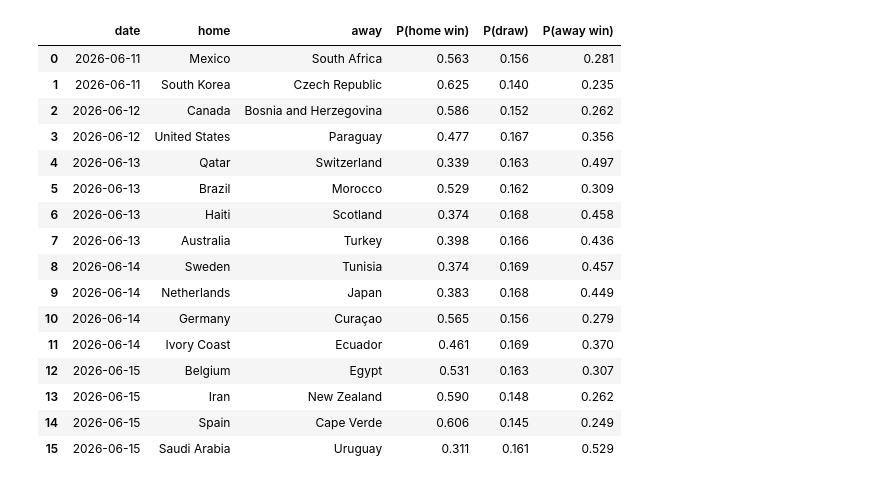
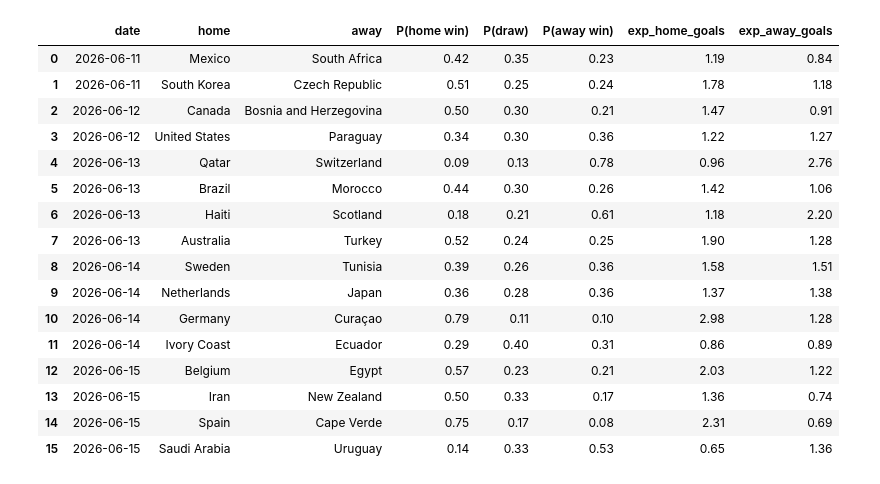
Before and after one commit to DanWaxman/dynestyx, a Jupyter notebook: docs/deep_dives/factorial_world_cup.ipynb, the cells around one changed output. Cells and saved outputs as stored; diff of their text form; code cells hidden in the pictures.

```diff
--- a/docs/deep_dives/factorial_world_cup.ipynb
+++ b/docs/deep_dives/factorial_world_cup.ipynb
@@ -332,58 +339,66 @@ predict_factor_indices = jnp.asarray(
         ],
         axis=1,
     ).astype(np.int32)
 )
 
 
 def predict_model():
     world_cup_model(
-        tau=TAU,
         predict_times=predict_times,
         predict_factor_indices=predict_factor_indices,
     )
 
 
 ptrace = Predictive(predict_model, num_samples=1)(jax.random.PRNGKey(0))
-pred_means = ptrace["skill_predicted_states"][0]          # (P, 2, 1)
-pred_chols = ptrace["skill_predicted_states_chol_cov"][0]  # (P, 2, 1, 1)
+pred_means = ptrace["skill_predicted_states"][0]           # (P, 2, 2)
+pred_chols = ptrace["skill_predicted_states_chol_cov"][0]  # (P, 2, 2, 2)
 
-probs = factorial_outcome_probabilities(
-    MatchOutcomeObservation(
-        draw_margin=DRAW_MARGIN, home_advantage=HOME_ADVANTAGE, factor_state_dim=D
+GRID = 6
+score_grids, wdl = factorial_score_probabilities(
+    BivariatePoissonScoreObservation(
+        alpha=ALPHA, beta=BETA, factor_state_dim=D, max_goals=MAX_GOALS
     ),
     pred_means,
     pred_chols,
     key=jax.random.PRNGKey(1),
     n_samples=4000,
+    max_goals_grid=GRID,
 )
-probs = np.asarray(probs)  # (P, 3): [draw, home win, away win]
+score_grids = np.asarray(score_grids)
+wdl = np.asarray(wdl)
+
+# Expected goals per team from the score grid.
+exp_home = (score_grids.sum(2) * np.arange(GRID + 1)).sum(1)
+exp_away = (score_grids.sum(1) * np.arange(GRID + 1)).sum(1)
 
 predictions = pd.DataFrame(
     {
         "date": pd.to_datetime(pred_dates).strftime("%Y-%m-%d"),
         "home": future["home_team"].to_numpy(),
         "away": future["away_team"].to_numpy(),
-        "P(home win)": probs[:, 1],
-        "P(draw)": probs[:, 0],
-        "P(away win)": probs[:, 2],
+        "P(home win)": wdl[:, 0],
+        "P(draw)": wdl[:, 1],
+        "P(away win)": wdl[:, 2],
+        "exp_home_goals": exp_home,
+        "exp_away_goals": exp_away,
     }
 )
-predictions.round(3).head(16)
+predictions.round(2).head(16)
 # %% [output]
-|  | date | home | away | P(home win) | P(draw) | P(away win) |
-| 0 | 2026-06-11 | Mexico | South Africa | 0.563 | 0.156 | 0.281 |
-| 1 | 2026-06-11 | South Korea | Czech Republic | 0.625 | 0.140 | 0.235 |
-| 2 | 2026-06-12 | Canada | Bosnia and Herzegovina | 0.586 | 0.152 | 0.262 |
-| 3 | 2026-06-12 | United States | Paraguay | 0.477 | 0.167 | 0.356 |
-| 4 | 2026-06-13 | Qatar | Switzerland | 0.339 | 0.163 | 0.497 |
-| 5 | 2026-06-13 | Brazil | Morocco | 0.529 | 0.162 | 0.309 |
-| 6 | 2026-06-13 | Haiti | Scotland | 0.374 | 0.168 | 0.458 |
-| 7 | 2026-06-13 | Australia | Turkey | 0.398 | 0.166 | 0.436 |
-| 8 | 2026-06-14 | Sweden | Tunisia | 0.374 | 0.169 | 0.457 |
-| 9 | 2026-06-14 | Netherlands | Japan | 0.383 | 0.168 | 0.449 |
-| 10 | 2026-06-14 | Germany | Curaçao | 0.565 | 0.156 | 0.279 |
-| 11 | 2026-06-14 | Ivory Coast | Ecuador | 0.461 | 0.169 | 0.370 |
-| 12 | 2026-06-15 | Belgium | Egypt | 0.531 | 0.163 | 0.307 |
-| 13 | 2026-06-15 | Iran | New Zealand | 0.590 | 0.148 | 0.262 |
-| 14 | 2026-06-15 | Spain | Cape Verde | 0.606 | 0.145 | 0.249 |
-| 15 | 2026-06-15 | Saudi Arabia | Uruguay | 0.311 | 0.161 | 0.529 |
+|  | date | home | away | P(home win) | P(draw) | P(away win) | exp_home_goals | exp_away_goals |
+| 0 | 2026-06-11 | Mexico | South Africa | 0.42 | 0.35 | 0.23 | 1.19 | 0.84 |
+| 1 | 2026-06-11 | South Korea | Czech Republic | 0.51 | 0.25 | 0.24 | 1.78 | 1.18 |
+| 2 | 2026-06-12 | Canada | Bosnia and Herzegovina | 0.50 | 0.30 | 0.21 | 1.47 | 0.91 |
+| 3 | 2026-06-12 | United States | Paraguay | 0.34 | 0.30 | 0.36 | 1.22 | 1.27 |
+| 4 | 2026-06-13 | Qatar | Switzerland | 0.09 | 0.13 | 0.78 | 0.96 | 2.76 |
+| 5 | 2026-06-13 | Brazil | Morocco | 0.44 | 0.30 | 0.26 | 1.42 | 1.06 |
+| 6 | 2026-06-13 | Haiti | Scotland | 0.18 | 0.21 | 0.61 | 1.18 | 2.20 |
+| 7 | 2026-06-13 | Australia | Turkey | 0.52 | 0.24 | 0.25 | 1.90 | 1.28 |
+| 8 | 2026-06-14 | Sweden | Tunisia | 0.39 | 0.26 | 0.36 | 1.58 | 1.51 |
+| 9 | 2026-06-14 | Netherlands | Japan | 0.36 | 0.28 | 0.36 | 1.37 | 1.38 |
+| 10 | 2026-06-14 | Germany | Curaçao | 0.79 | 0.11 | 0.10 | 2.98 | 1.28 |
+| 11 | 2026-06-14 | Ivory Coast | Ecuador | 0.29 | 0.40 | 0.31 | 0.86 | 0.89 |
+| 12 | 2026-06-15 | Belgium | Egypt | 0.57 | 0.23 | 0.21 | 2.03 | 1.22 |
+| 13 | 2026-06-15 | Iran | New Zealand | 0.50 | 0.33 | 0.17 | 1.36 | 0.74 |
+| 14 | 2026-06-15 | Spain | Cape Verde | 0.75 | 0.17 | 0.08 | 2.31 | 0.69 |
+| 15 | 2026-06-15 | Saudi Arabia | Uruguay | 0.14 | 0.33 | 0.53 | 0.65 | 1.36 |
```
Also changed, not shown: parts of 25 cells of this notebook.
